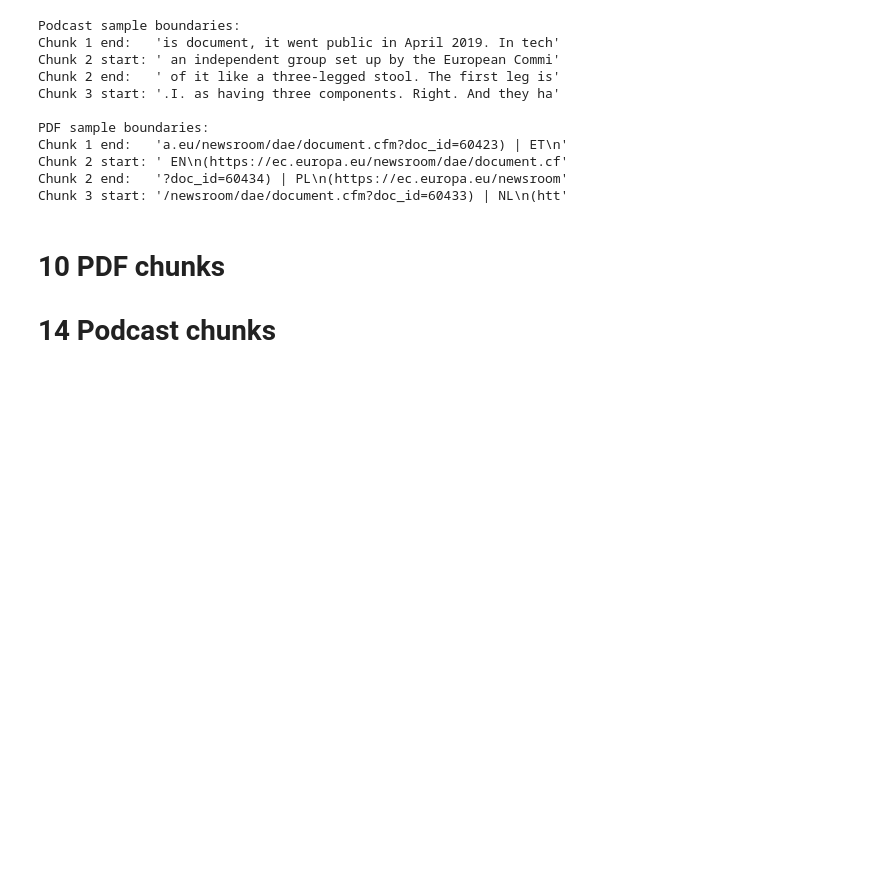
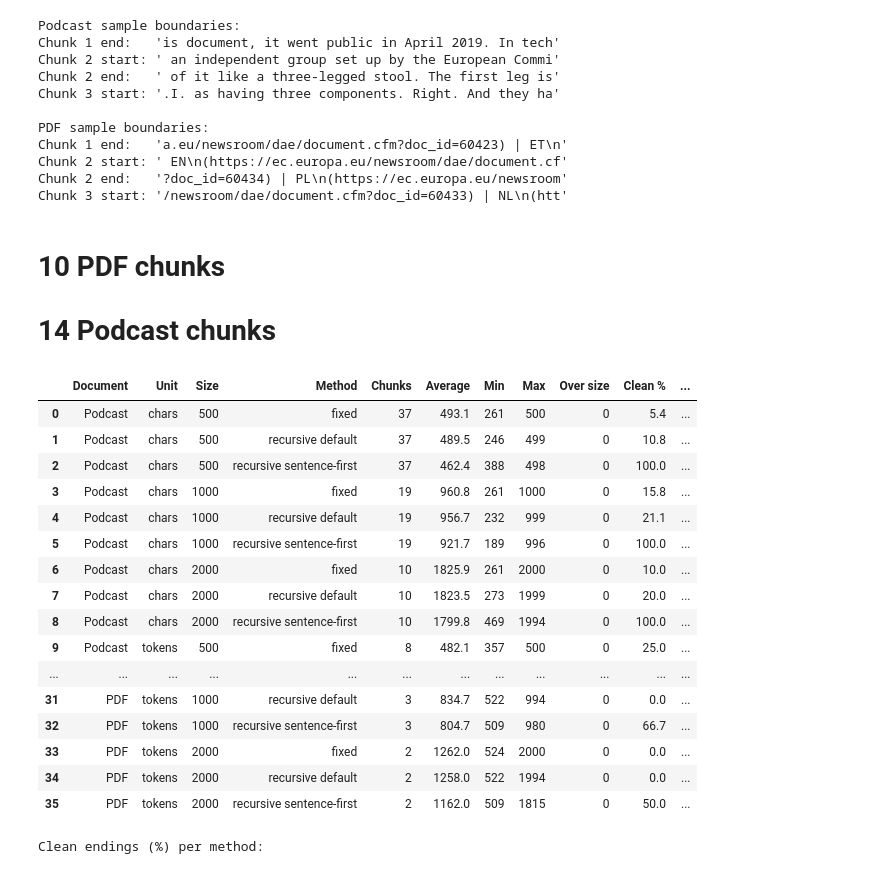
Before and after one commit to PietFALB/lab-chunking-strategies, a Jupyter notebook: chunking_strategies.ipynb, the cells around one changed output. Saved outputs shown, nothing was run; the diff lists cells and outputs as text; code cells hidden in the pictures; blank space fills up the shorter version.

```diff
--- a/chunking_strategies.ipynb
+++ b/chunking_strategies.ipynb
@@ -283,3 +283,74 @@ Chunk 3 start: '/newsroom/dae/document.cfm?doc_id=60433) | NL\n(htt'
 # %% [markdown]
 # 10 PDF chunks
 # 14 Podcast chunks
+# %%
+SEPARATOR_SETS = {
+    "recursive default": ["\n\n", "\n", " ", ""],
+    "recursive sentence-first": ["\n\n", ". ", "? ", "! ", "\n", " ", ""],
+}
+
+def make_chunks(text, method, unit, size):
+    overlap = size // 10
+    if method == "fixed":
+        if unit == "tokens":
+            return TokenTextSplitter(encoding_name="cl100k_base", chunk_size=size, chunk_overlap=overlap).split_text(text)
+        return CharacterTextSplitter(separator="", chunk_size=size, chunk_overlap=overlap).split_text(text)
+
+    kwargs = dict(chunk_size=size, chunk_overlap=overlap,
+                  separators=SEPARATOR_SETS[method], keep_separator="end")
+    if unit == "tokens":
+        splitter = RecursiveCharacterTextSplitter.from_tiktoken_encoder(encoding_name="cl100k_base", **kwargs)
+    else:
+        splitter = RecursiveCharacterTextSplitter(**kwargs)
+    return splitter.split_text(text)
+
+rows, all_chunks = [], {}
+for doc_name, text in documents.items():
+    for unit in ("chars", "tokens"):
+        for size in (500, 1000, 2000):
+            for method in ["fixed"] + list(SEPARATOR_SETS):
+                chunks = make_chunks(text, method, unit, size)
+                all_chunks[(doc_name, unit, size, method)] = chunks
+                sizes = [count_tokens(c) if unit == "tokens" else len(c) for c in chunks]
+                clean = sum(c.strip()[-1:] in (".", "?", "!") for c in chunks)
+                rows.append({
+                    "Document": doc_name, "Unit": unit, "Size": size, "Method": method,
+                    "Chunks": len(chunks),
+                    "Average": round(sum(sizes) / len(sizes), 1),
+                    "Min": min(sizes), "Max": max(sizes),
+                    "Over size": sum(s > size for s in sizes),
+                    "Clean %": round(clean / len(chunks) * 100, 1),
+                    "Clean endings": f"{clean}/{len(chunks)}",
+                })
+
+results = pd.DataFrame(rows)
+display(results)
+
+print("Clean endings (%) per method:")
+display(results.pivot_table(index=["Document", "Unit", "Size"], columns="Method", values="Clean %"))
+
+for doc_name in documents:
+    chunks = all_chunks[(doc_name, "chars", 500, "recursive sentence-first")]
+    print(f"\n{doc_name} – recursive sentence-first, 500 chars:")
+    for i in range(3):
+        print(f"Chunk {i + 1} end:   {chunks[i][-50:]!r}")
+        print(f"Chunk {i + 2} start: {chunks[i + 1][:50]!r}")
+# %% [output]
+|  | Document | Unit | Size | Method | Chunks | Average | Min | Max | Over size | Clean % | ... |
+| 0 | Podcast | chars | 500 | fixed | 37 | 493.1 | 261 | 500 | 0 | 5.4 | ... |
+| 1 | Podcast | chars | 500 | recursive default | 37 | 489.5 | 246 | 499 | 0 | 10.8 | ... |
+| 2 | Podcast | chars | 500 | recursive sentence-first | 37 | 462.4 | 388 | 498 | 0 | 100.0 | ... |
+| 3 | Podcast | chars | 1000 | fixed | 19 | 960.8 | 261 | 1000 | 0 | 15.8 | ... |
+| 4 | Podcast | chars | 1000 | recursive default | 19 | 956.7 | 232 | 999 | 0 | 21.1 | ... |
+| 5 | Podcast | chars | 1000 | recursive sentence-first | 19 | 921.7 | 189 | 996 | 0 | 100.0 | ... |
+| 6 | Podcast | chars | 2000 | fixed | 10 | 1825.9 | 261 | 2000 | 0 | 10.0 | ... |
+| 7 | Podcast | chars | 2000 | recursive default | 10 | 1823.5 | 273 | 1999 | 0 | 20.0 | ... |
+| 8 | Podcast | chars | 2000 | recursive sentence-first | 10 | 1799.8 | 469 | 1994 | 0 | 100.0 | ... |
+| 9 | Podcast | tokens | 500 | fixed | 8 | 482.1 | 357 | 500 | 0 | 25.0 | ... |
+| ... | ... | ... | ... | ... | ... | ... | ... | ... | ... | ... | ... |
+| 31 | PDF | tokens | 1000 | recursive default | 3 | 834.7 | 522 | 994 | 0 | 0.0 | ... |
+| 32 | PDF | tokens | 1000 | recursive sentence-first | 3 | 804.7 | 509 | 980 | 0 | 66.7 | ... |
+| 33 | PDF | tokens | 2000 | fixed | 2 | 1262.0 | 524 | 2000 | 0 | 0.0 | ... |
+| 34 | PDF | tokens | 2000 | recursive default | 2 | 1258.0 | 522 | 1994 | 0 | 0.0 | ... |
+| 35 | PDF | tokens | 2000 | recursive sentence-first | 2 | 1162.0 | 509 | 1815 | 0 | 50.0 | ... |
+Clean endings (%) per method:
```
Also changed, not shown: parts of 6 cells of this notebook.
